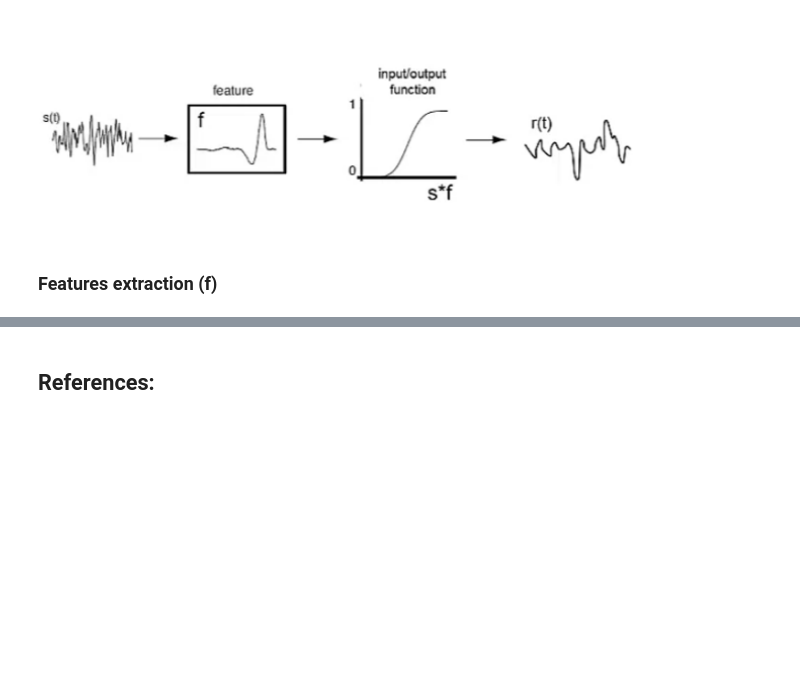
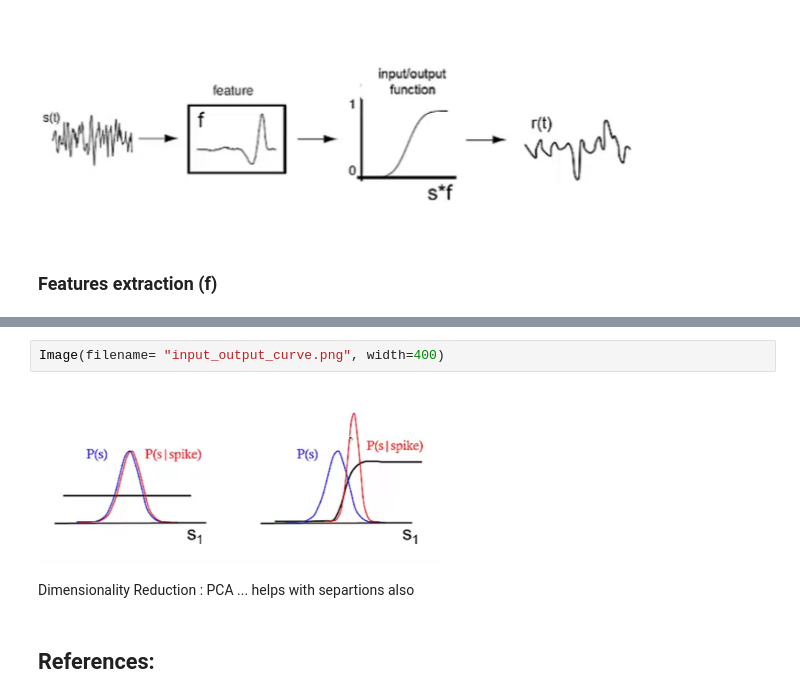
Before and after one commit to mhmdrdwn/com-neuro, a Jupyter notebook: week2.ipynb, the cells around one changed output, grey strips where cells are left out. Drawn from its saved outputs; the diff is of its cells as text; blank space fills up the shorter version.

```diff
--- a/week2.ipynb
+++ b/week2.ipynb
@@ -163,3 +197,9 @@ filtering = convolution = Projection of the stimulus space on the filter vector
+# %%
+Image(filename= "input_output_curve.png", width=400)
+# %% [output]
+[figure, added]
+# %% [markdown]
+Dimensionality Reduction : PCA ... helps with separtions also
 # %% [markdown]
 ## References:
 # %% [markdown]
```
Also changed, not shown: parts of 9 cells of this notebook.
